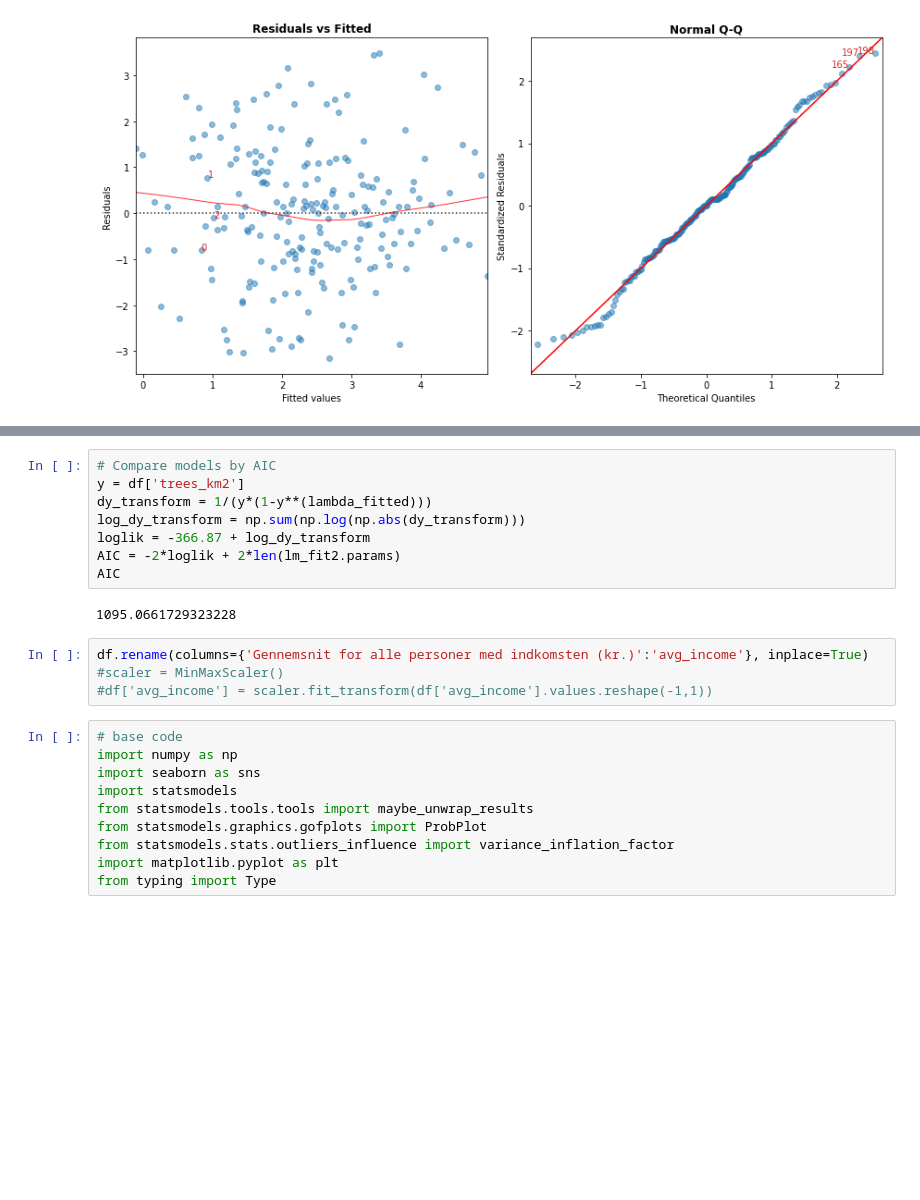
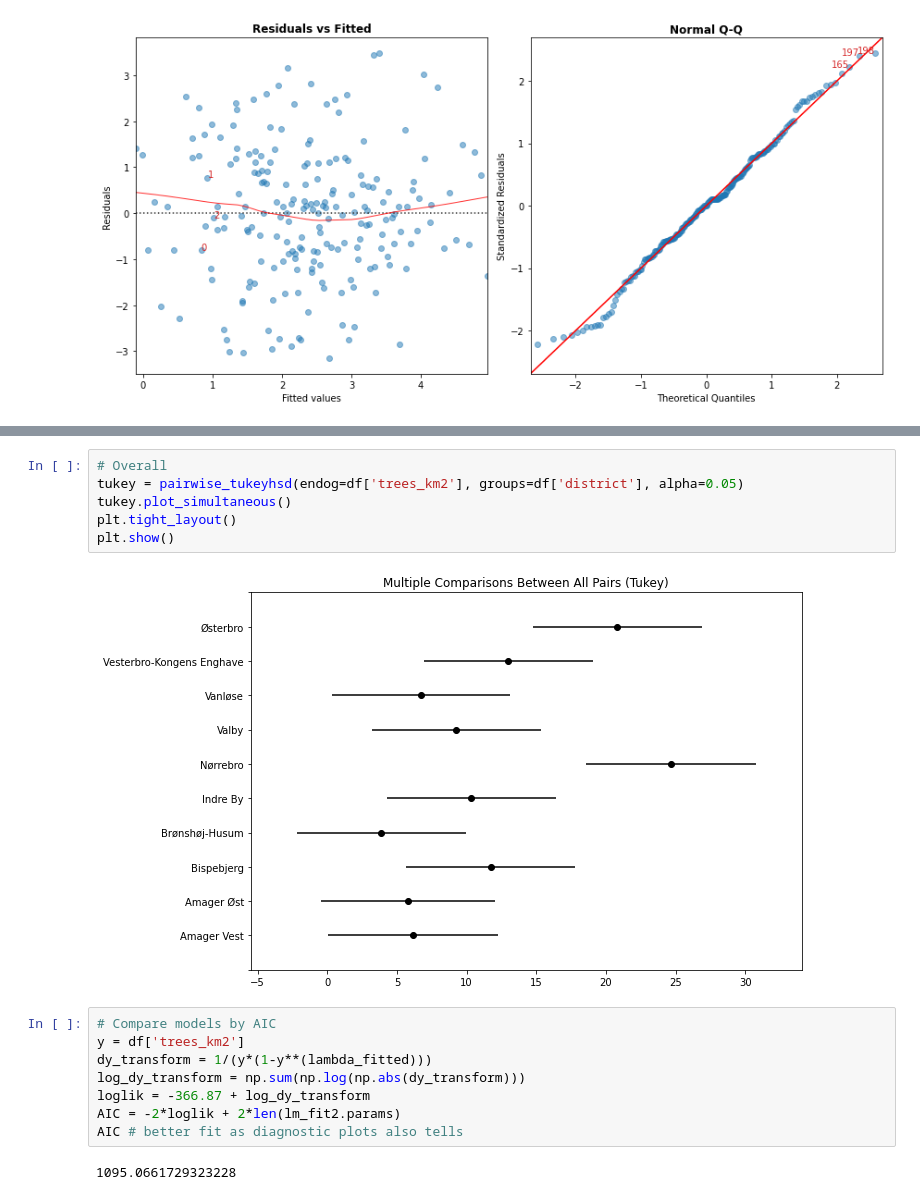
Before and after one commit to Ljoerring/Social-Data-Project, a Jupyter notebook: Model.ipynb, the cells around one changed output, grey strips where cells are left out. Cells and saved outputs as stored; diff of their text form; blank space fills up the shorter version.

```diff
--- a/Model.ipynb
+++ b/Model.ipynb
@@ -226,3 +261,11 @@ plot_tukey(tukey)
+# %%
+# Overall
+tukey = pairwise_tukeyhsd(endog=df['trees_km2'], groups=df['district'], alpha=0.05)
+tukey.plot_simultaneous()
+plt.tight_layout()
+plt.show()
+# %% [output]
+[figure, added]
 # %%
 # Compare models by AIC
 y = df['trees_km2']
@@ -230,20 +273,6 @@ dy_transform = 1/(y*(1-y**(lambda_fitted)))
 log_dy_transform = np.sum(np.log(np.abs(dy_transform)))
 loglik = -366.87 + log_dy_transform
 AIC = -2*loglik + 2*len(lm_fit2.params)
-AIC
+AIC # better fit as diagnostic plots also tells
 # %% [output]
 1095.0661729323228
-# %%
-df.rename(columns={'Gennemsnit for alle personer med indkomsten (kr.)':'avg_income'}, inplace=True)
-#scaler = MinMaxScaler()
-#df['avg_income'] = scaler.fit_transform(df['avg_income'].values.reshape(-1,1))
-# %%
-# base code
-import numpy as np
-import seaborn as sns
-import statsmodels
-from statsmodels.tools.tools import maybe_unwrap_results
-from statsmodels.graphics.gofplots import ProbPlot
-from statsmodels.stats.outliers_influence import variance_inflation_factor
-import matplotlib.pyplot as plt
-from typing import Type
```
Also changed, not shown: parts of 12 cells of this notebook, 2 other files.
